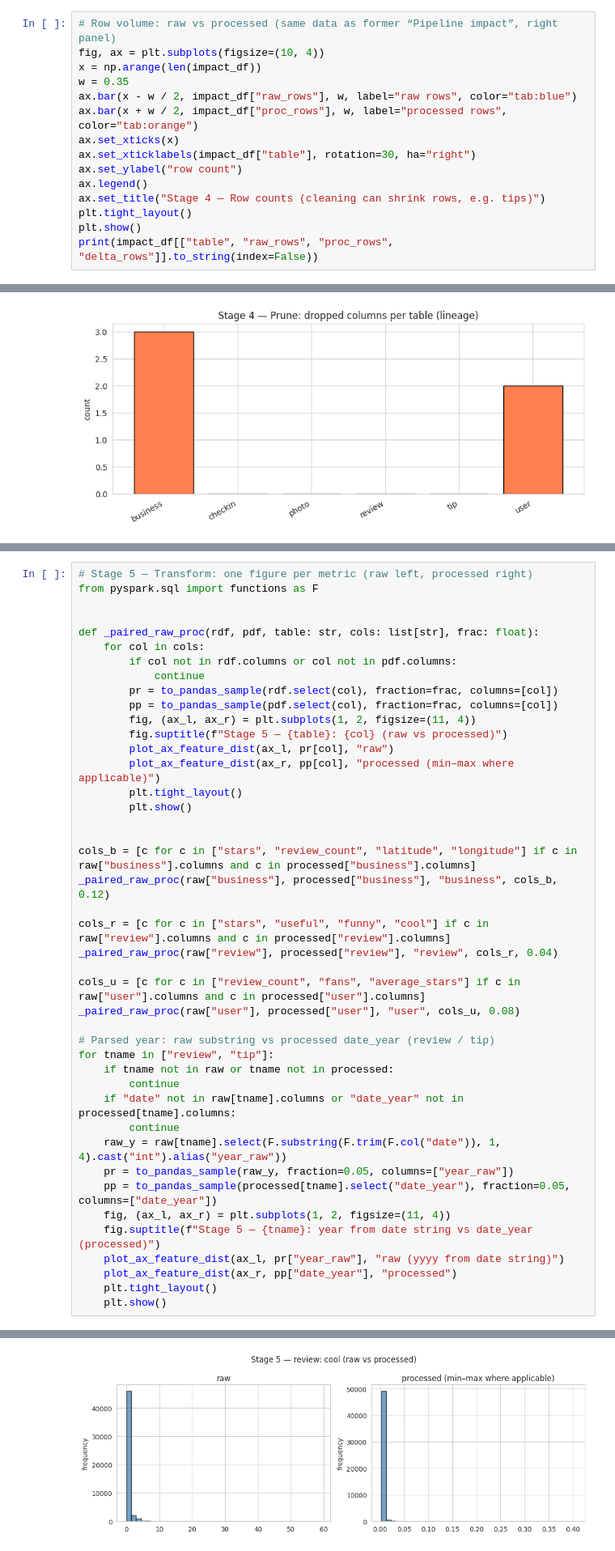
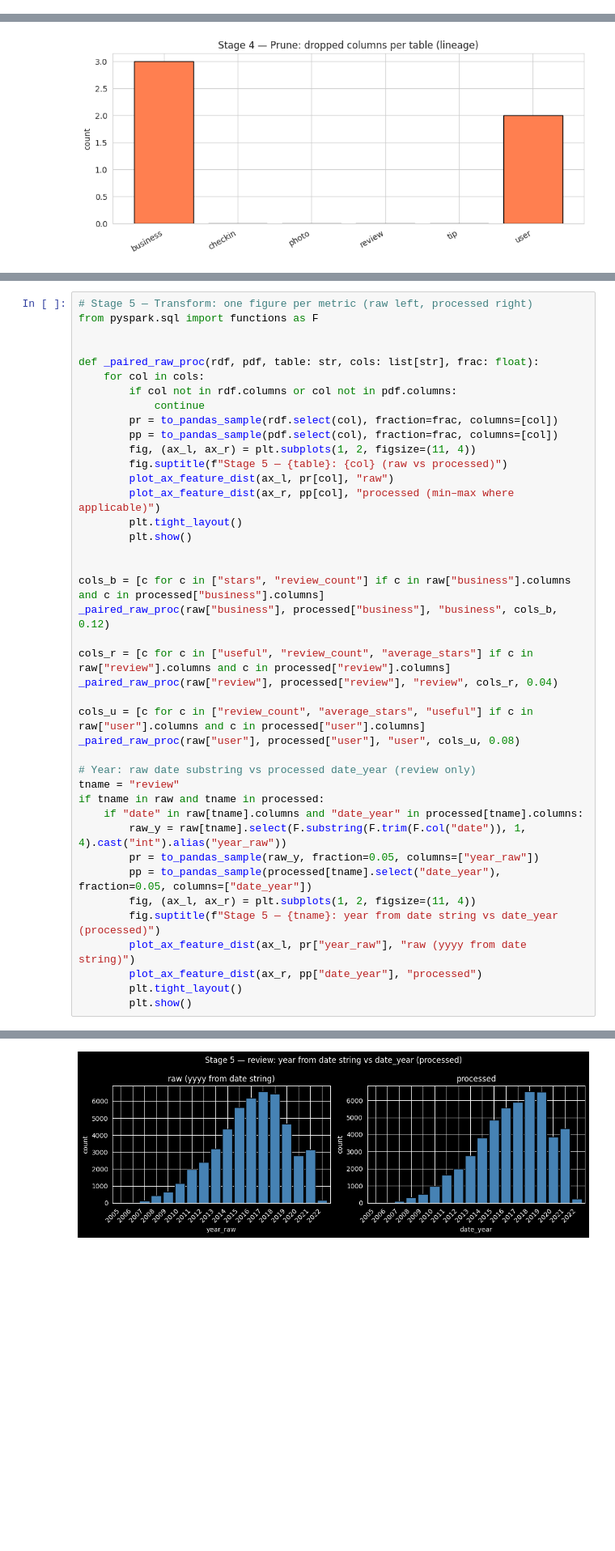
Before and after one commit to big-data-lpnu/yelp-spark-project, a Jupyter notebook: src/notebooks/preprocessing_comparison.ipynb, the cells around one changed output, grey strips where cells are left out. Shown at 81% size. Saved outputs shown, nothing was run; the diff lists cells and outputs as text; blank space fills up the shorter version.

```diff
--- a/src/notebooks/preprocessing_comparison.ipynb
+++ b/src/notebooks/preprocessing_comparison.ipynb
@@ -654,18 +396,3 @@ plt.show()
 ## Stage 4 — Prune
 
 **Row-volume** bars, then **prune** bar (columns dropped per table). Column lists and what was already pruned are in **Schema inventory** above (same lineage as here).
-# %%
-# Row volume: raw vs processed (same data as former “Pipeline impact”, right panel)
-fig, ax = plt.subplots(figsize=(10, 4))
-x = np.arange(len(impact_df))
-w = 0.35
-ax.bar(x - w / 2, impact_df["raw_rows"], w, label="raw rows", color="tab:blue")
-ax.bar(x + w / 2, impact_df["proc_rows"], w, label="processed rows", color="tab:orange")
-ax.set_xticks(x)
-ax.set_xticklabels(impact_df["table"], rotation=30, ha="right")
-ax.set_ylabel("row count")
-ax.legend()
-ax.set_title("Stage 4 — Row counts (cleaning can shrink rows, e.g. tips)")
-plt.tight_layout()
-plt.show()
-print(impact_df[["table", "raw_rows", "proc_rows", "delta_rows"]].to_string(index=False))
@@ -716,28 +434,26 @@ def _paired_raw_proc(rdf, pdf, table: str, cols: list[str], frac: float):
         plt.show()
 
 
-cols_b = [c for c in ["stars", "review_count", "latitude", "longitude"] if c in raw["business"].columns and c in processed["business"].columns]
+cols_b = [c for c in ["stars", "review_count"] if c in raw["business"].columns and c in processed["business"].columns]
 _paired_raw_proc(raw["business"], processed["business"], "business", cols_b, 0.12)
 
-cols_r = [c for c in ["stars", "useful", "funny", "cool"] if c in raw["review"].columns and c in processed["review"].columns]
+cols_r = [c for c in ["useful", "review_count", "average_stars"] if c in raw["review"].columns and c in processed["review"].columns]
 _paired_raw_proc(raw["review"], processed["review"], "review", cols_r, 0.04)
 
-cols_u = [c for c in ["review_count", "fans", "average_stars"] if c in raw["user"].columns and c in processed["user"].columns]
+cols_u = [c for c in ["review_count", "average_stars", "useful"] if c in raw["user"].columns and c in processed["user"].columns]
 _paired_raw_proc(raw["user"], processed["user"], "user", cols_u, 0.08)
 
-# Parsed year: raw substring vs processed date_year (review / tip)
-for tname in ["review", "tip"]:
-    if tname not in raw or tname not in processed:
-        continue
-    if "date" not in raw[tname].columns or "date_year" not in processed[tname].columns:
-        continue
-    raw_y = raw[tname].select(F.substring(F.trim(F.col("date")), 1, 4).cast("int").alias("year_raw"))
-    pr = to_pandas_sample(raw_y, fraction=0.05, columns=["year_raw"])
-    pp = to_pandas_sample(processed[tname].select("date_year"), fraction=0.05, columns=["date_year"])
-    fig, (ax_l, ax_r) = plt.subplots(1, 2, figsize=(11, 4))
-    fig.suptitle(f"Stage 5 — {tname}: year from date string vs date_year (processed)")
-    plot_ax_feature_dist(ax_l, pr["year_raw"], "raw (yyyy from date string)")
-    plot_ax_feature_dist(ax_r, pp["date_year"], "processed")
-    plt.tight_layout()
-    plt.show()
+# Year: raw date substring vs processed date_year (review only)
+tname = "review"
+if tname in raw and tname in processed:
+    if "date" in raw[tname].columns and "date_year" in processed[tname].columns:
+        raw_y = raw[tname].select(F.substring(F.trim(F.col("date")), 1, 4).cast("int").alias("year_raw"))
+        pr = to_pandas_sample(raw_y, fraction=0.05, columns=["year_raw"])
+        pp = to_pandas_sample(processed[tname].select("date_year"), fraction=0.05, columns=["date_year"])
+        fig, (ax_l, ax_r) = plt.subplots(1, 2, figsize=(11, 4))
+        fig.suptitle(f"Stage 5 — {tname}: year from date string vs date_year (processed)")
+        plot_ax_feature_dist(ax_l, pr["year_raw"], "raw (yyyy from date string)")
+        plot_ax_feature_dist(ax_r, pp["date_year"], "processed")
+        plt.tight_layout()
+        plt.show()
 # %% [output]
@@ -750 +466 @@ for tname in ["review", "tip"]:
-[figure, old version]
+[figure, new version]
```
Also changed, not shown: parts of 18 cells of this notebook.
